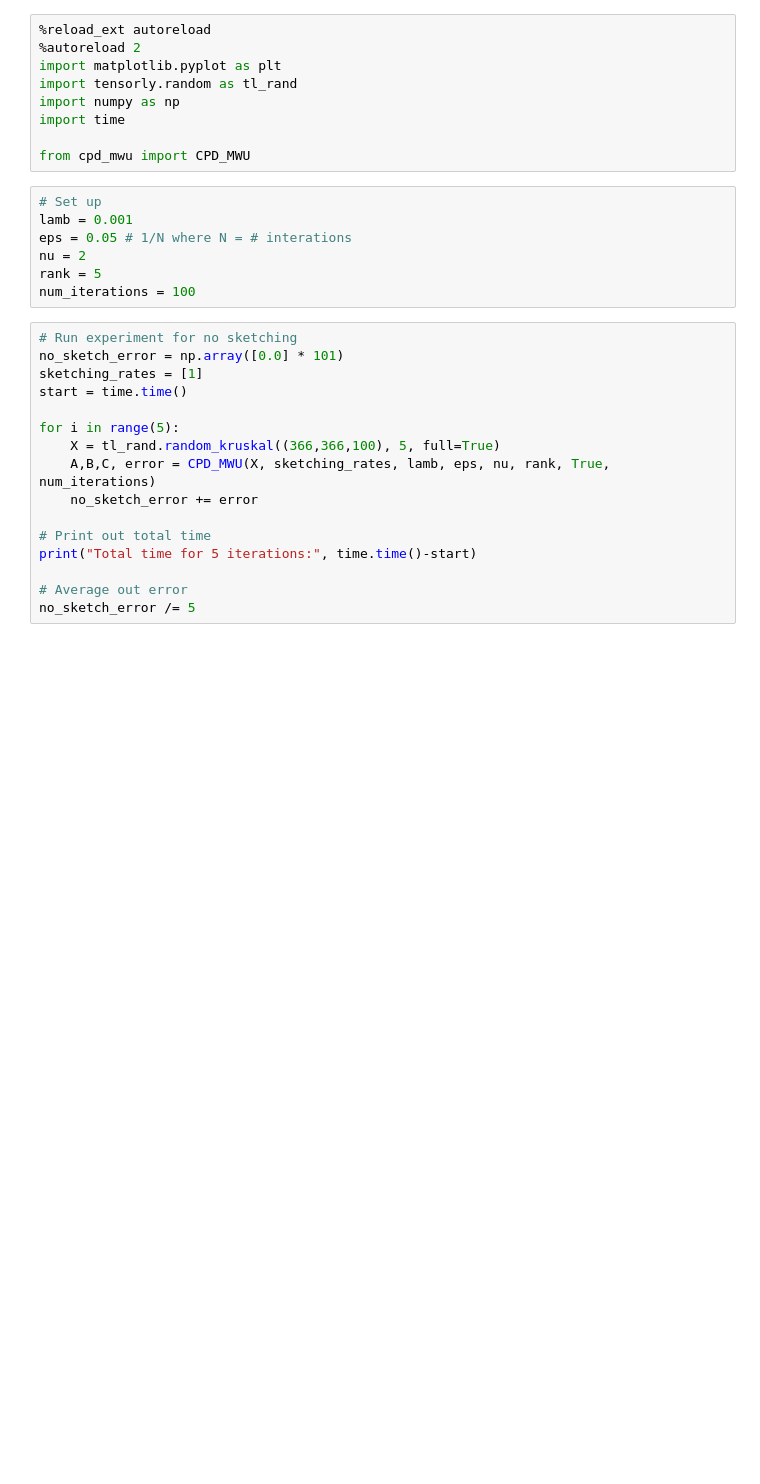
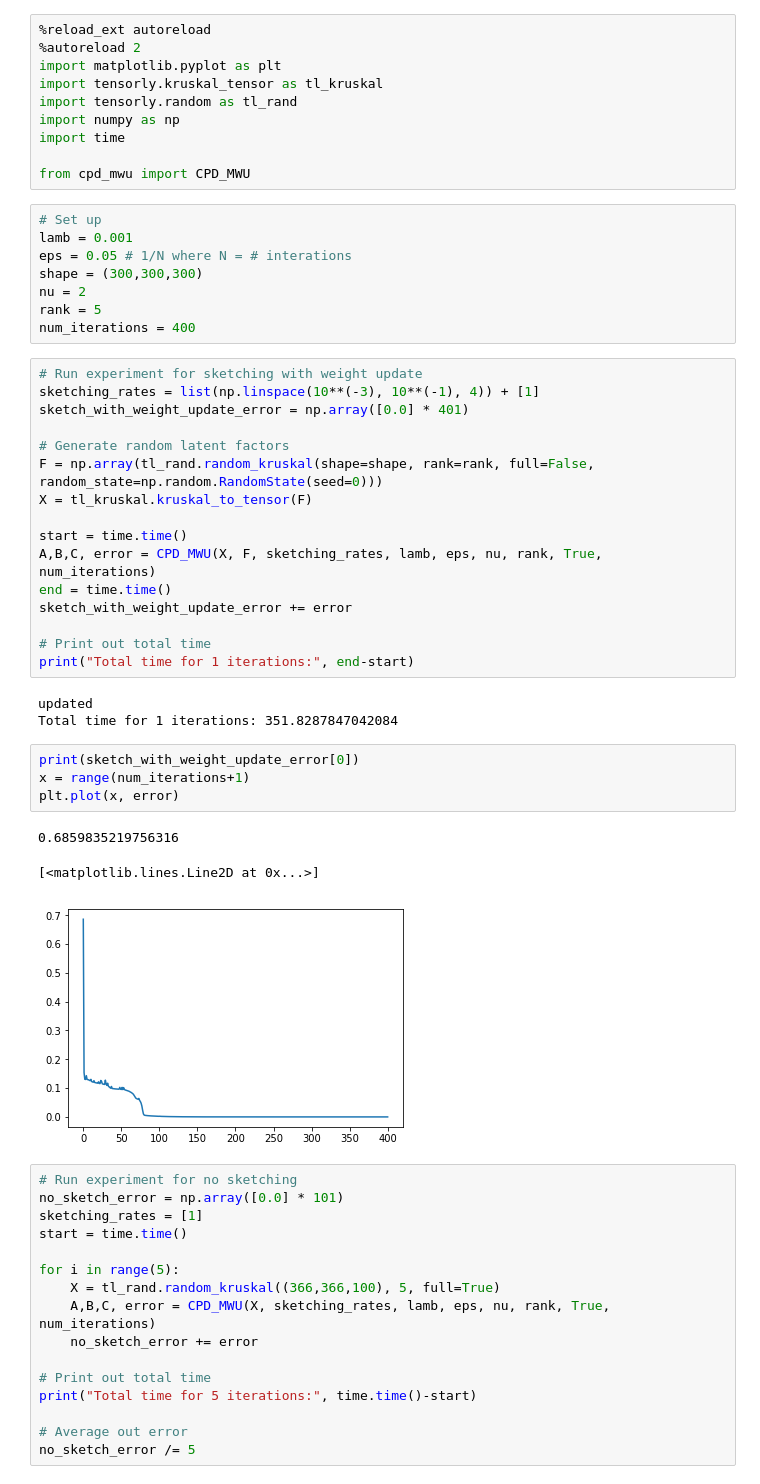
Before and after one commit to kimk15/cpd_mwu, a Jupyter notebook: CPD_MWU Notebook.ipynb, the cells around one changed output. Drawn from its saved outputs; the diff is of its cells as text; blank space fills up the shorter version.

Commit message:
Fixed error in weight update

```diff
--- a/CPD_MWU Notebook.ipynb
+++ b/CPD_MWU Notebook.ipynb
@@ -2,6 +2,7 @@
 %reload_ext autoreload
 %autoreload 2
 import matplotlib.pyplot as plt
+import tensorly.kruskal_tensor as tl_kruskal
 import tensorly.random as tl_rand
 import numpy as np
 import time
@@ -11,9 +12,37 @@ from cpd_mwu import CPD_MWU
 # Set up
 lamb = 0.001
 eps = 0.05 # 1/N where N = # interations
+shape = (300,300,300)
 nu = 2
 rank = 5
-num_iterations = 100
+num_iterations = 400
+# %%
+# Run experiment for sketching with weight update
+sketching_rates = list(np.linspace(10**(-3), 10**(-1), 4)) + [1]
+sketch_with_weight_update_error = np.array([0.0] * 401)
+
+# Generate random latent factors
+F = np.array(tl_rand.random_kruskal(shape=shape, rank=rank, full=False, random_state=np.random.RandomState(seed=0)))
+X = tl_kruskal.kruskal_to_tensor(F)
+
+start = time.time()
+A,B,C, error = CPD_MWU(X, F, sketching_rates, lamb, eps, nu, rank, True, num_iterations)
+end = time.time()
+sketch_with_weight_update_error += error
+
+# Print out total time
+print("Total time for 1 iterations:", end-start)
+# %% [output]
+updated
+Total time for 1 iterations: 351.8287847042084
+# %%
+print(sketch_with_weight_update_error[0])
+x = range(num_iterations+1)
+plt.plot(x, error)
+# %% [output]
+0.6859835219756316
+[<matplotlib.lines.Line2D at 0x...>]
+[figure, added]
 # %%
 # Run experiment for no sketching
 no_sketch_error = np.array([0.0] * 101)
```
Also changed, not shown: 2 other files.
